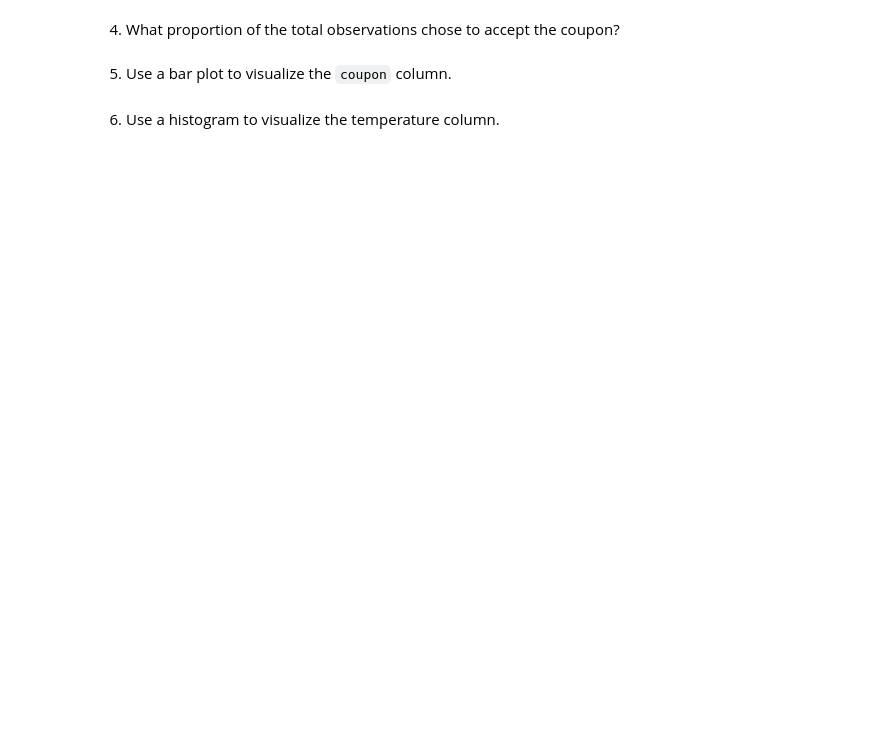
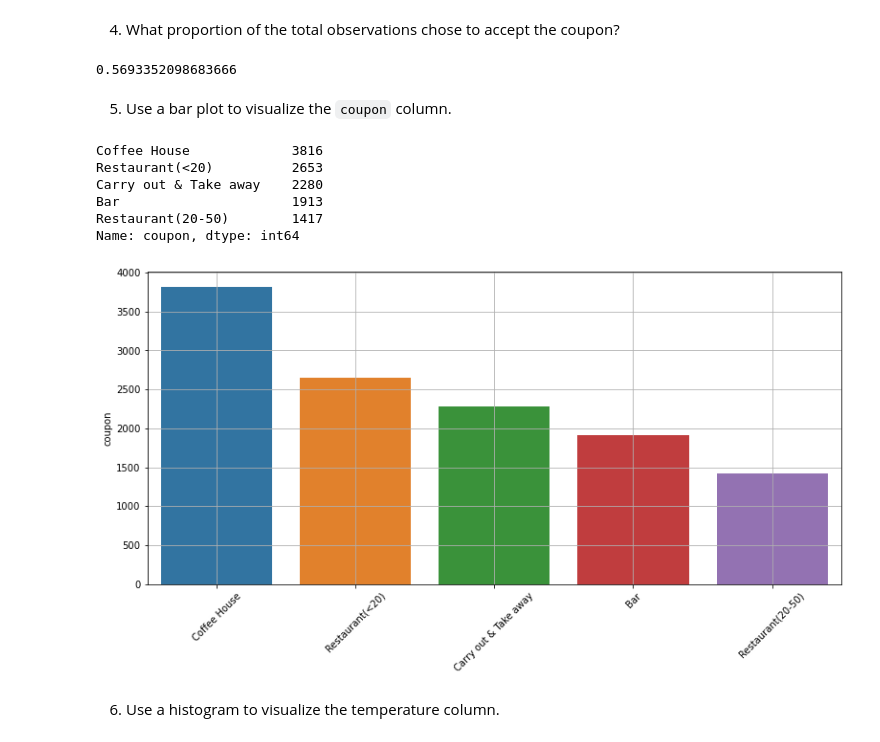
Before and after one commit to Naknak360/coupon-acceptance, a Jupyter notebook: prompt.ipynb, the cells around one changed output. Drawn from its saved outputs; the diff is of its cells as text; code cells hidden in the pictures; blank space fills up the shorter version.

```diff
--- a/prompt.ipynb
+++ b/prompt.ipynb
@@ -83,2 +148,4 @@ data.head()
 # %% [markdown]
 3. Decide what to do about your missing data -- drop, replace, other...
+# %%
+data = data.drop('car', axis=1)
@@ -84,0 +192,2 @@ data.head()
+# %%
+data = data.dropna(subset=['Bar', 'CoffeeHouse', 'CarryAway', 'RestaurantLessThan20', 'Restaurant20To50'])
@@ -84,0 +218,2 @@ data.head()
+# %%
+data = data.rename(columns={'passanger': 'passenger', 'has_children': 'hasChildren'})
@@ -85,6 +240,29 @@ data.head()
 # %% [markdown]
 4. What proportion of the total observations chose to accept the coupon?
+# %%
+accept = data[data['Y'] == 1].shape[0]
+accept_proportion = accept / data.shape[0]
+print(accept_proportion)
+# %% [output]
+0.5693352098683666
 # %% [markdown]
 5. Use a bar plot to visualize the `coupon` column.
+# %%
+data['coupon'].value_counts()
+# %% [output]
+Coffee House             3816
+Restaurant(<20)          2653
+Carry out & Take away    2280
+Bar                      1913
+Restaurant(20-50)        1417
+Name: coupon, dtype: int64
+# %%
+plt.figure(figsize=[13,6])
+sns.barplot(data=data, x=data.coupon.value_counts().index, y=data.coupon.value_counts())
+plt.xticks(rotation=45)
+plt.grid()
+plt.show()
+# %% [output]
+[figure, added]
 # %% [markdown]
 6. Use a histogram to visualize the temperature column.
```
Also changed, not shown: parts of 38 cells of this notebook.
